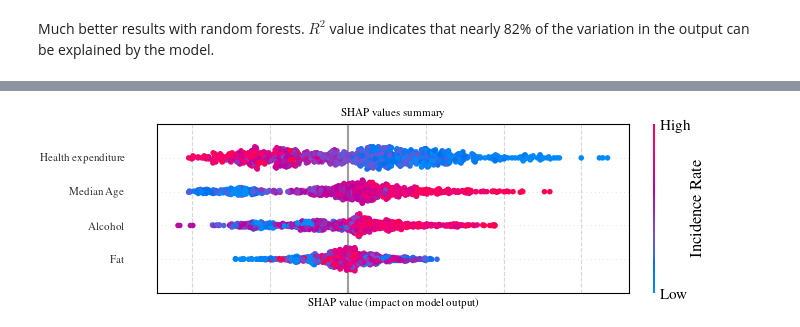
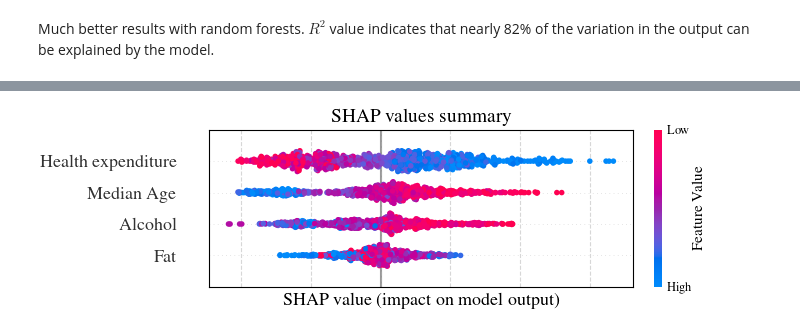
Before and after one commit to sykoravojtech/IHD_germany_2024, a Jupyter notebook: exp/exp_DK_002_IncidenceModel.ipynb, the cells around one changed output, grey strips where cells are left out. Saved outputs shown, nothing was run; the diff lists cells and outputs as text; code cells hidden in the pictures.

```diff
--- a/exp/exp_DK_002_IncidenceModel.ipynb
+++ b/exp/exp_DK_002_IncidenceModel.ipynb
@@ -267,7 +265,7 @@ plt.show()
 # %% [markdown]
 It is hard to interpret any clear correlation, could only make guesses about the trends.
 # %%
-plt.rcParams.update(plt.rcParamsDefault)
+
 correlation_matrix = combined_df.corr()
 sns.heatmap(correlation_matrix, annot=True, cmap='inferno')
 plt.xticks(rotation=60)
@@ -283,8 +281,8 @@ from sklearn.metrics import mean_squared_error, r2_score
 from sklearn.model_selection import train_test_split
 
 # Prepare the data for modeling
-X = combined_df.drop('Incidence Rate', axis=1)  # independent variables
-y = combined_df['Incidence Rate']  # dependent variable
+X = combined_df.drop('Death Rate', axis=1)  # independent variables
+y = combined_df['Death Rate']  # dependent variable
 
 # Split the data into training and testing sets
 X_train, X_test, y_train, y_test = train_test_split(X, y, test_size=0.2, random_state=42)
@@ -316,8 +314,8 @@ from sklearn.preprocessing import StandardScaler
 from sklearn.pipeline import Pipeline
 
 # Prepare the data for modeling
-X = combined_df.drop('Incidence Rate', axis=1)  # independent variables
-y = combined_df['Incidence Rate']  # dependent variable
+X = combined_df.drop('Death Rate', axis=1)  # independent variables
+y = combined_df['Death Rate']  # dependent variable
 
 # Split the data into training and testing sets
 X_train, X_test, y_train, y_test = train_test_split(X, y, test_size=0.2, random_state=42)
@@ -357,14 +355,6 @@ Best Random Forest R²: 0.8190102449379887
 Much better results with random forests. $R^2$ value indicates that nearly 82% of the variation in the output can be explained by the model.
 # %%
 # Feature importances
-plt.rcParams.update(plt.rcParamsDefault)
 importances = best_model.named_steps['rf'].feature_importances_
 feature_names = X_train.columns
 forest_importances = pd.Series(importances, index=feature_names).sort_values(ascending=False)
-
-fig, ax = plt.subplots()
-forest_importances.plot.bar(ax=ax, color=rgb.tue_blue, edgecolor='k')
-plt.xticks(rotation=60)
-ax.set_title("Feature importances using MDI")
-ax.set_ylabel("Mean decrease in impurity")
-plt.show()
@@ -373,50 +361,51 @@ plt.show()
 # %%
 import shap
-from tueplots import figsizes, fontsizes
-from matplotlib import colors as mcolors
+from tueplots import figsizes
 from shap.plots import beeswarm
 import numpy as np
 import matplotlib.cm as cm
-from matplotlib.colorbar import Colorbar
+from shap.plots.colors import red_blue
+
+plt.rcParams.update(bundles.icml2022(column="full", ncols=1, nrows=2))
 
 X_train_scaled = pd.DataFrame(scaler.fit_transform(X_train), columns=X_train.columns)
 
 # Assuming best_model is your trained RandomForestRegressor from GridSearchCV
 explainer = shap.TreeExplainer(best_model.named_steps['rf'])
 shap_values = explainer(X_train_scaled)
 
-beeswarm(shap_values, color_bar_label='Incidence Rate', show=False, plot_size = figsizes.icml2022_full()['figure.figsize'])
+beeswarm(shap_values, show=False, plot_size = figsizes.icml2022_full()['figure.figsize'], color_bar=False)
 
-plt.rcParams.update(bundles.icml2022(column="half", ncols=1, nrows=2))
+plt.rcParams.update(bundles.icml2022(column="full", ncols=1, nrows=2))
 # ax.set_title('SHAP values summary')
 # Formatting the plot
 num_features = X_train_scaled.shape[1]
 feature_order = np.argsort(np.sum(np.abs(explainer.shap_values(X_train_scaled)), axis=0))
 plt.tick_params(
     axis='x',          # changes apply to the x-axis
     which='both',      # both major and minor ticks are affected
     bottom=False,      # ticks along the bottom edge are off
     top=False,         # ticks along the top edge are off
     labelbottom=False  # labels along the bottom edge are off
 )
 plt.gca().spines['right'].set_visible(True)
 plt.gca().spines['top'].set_visible(True)
 plt.gca().spines['left'].set_visible(True)
 plt.yticks([])
-plt.yticks(range(num_features), feature_names[feature_order], fontsize=fontsizes.icml2022()['axes.labelsize'])
-plt.title('SHAP values summary', fontsize=fontsizes.icml2022()['axes.titlesize'])
-plt.gca().set_xlabel('SHAP value (impact on model output)', fontsize=fontsizes.icml2022()['axes.labelsize'])
+plt.yticks(range(num_features))
+plt.title('SHAP values summary', fontsize=14)
+plt.gca().set_xlabel('SHAP value (impact on model output)')
 plt.grid(True, axis='x', linestyle='--', alpha=0.5)
 
-# m = cm.ScalarMappable(cmap='coolwarm')
-# m.set_array([0, 1])
-# cb = plt.colorbar(m, ax=plt.gca(), ticks=[0, 1], aspect=80)
-# cb.set_ticklabels(['High', 'Low'])
-# cb.set_label('Incidence rate', labelpad=0)
-# cb.ax.tick_params(length=0)
-# cb.set_alpha(1)
-# cb.outline.set_visible(False)
-plt.savefig(OUTPUT_FOLDER + 'shap_values_summary.png')
+m = cm.ScalarMappable(cmap=red_blue)
+m.set_array([0, 1])
+cb = plt.colorbar(m, ax=plt.gca(), ticks=[0, 1], aspect=20)
+cb.set_ticklabels(['High', 'Low'], fontsize=9)
+cb.set_label('Feature Value', labelpad=0, fontsize=11)
+cb.ax.tick_params(length=0)
+cb.set_alpha(1)
+cb.outline.set_visible(False)
+plt.savefig('../doc/IHD_germany_2024/fig/shap_values_summary.pdf')
 plt.show()
 # %% [output]
-[figure, old version]
+[figure, new version]
```
Also changed, not shown: parts of 8 cells of this notebook, 18 other files.
